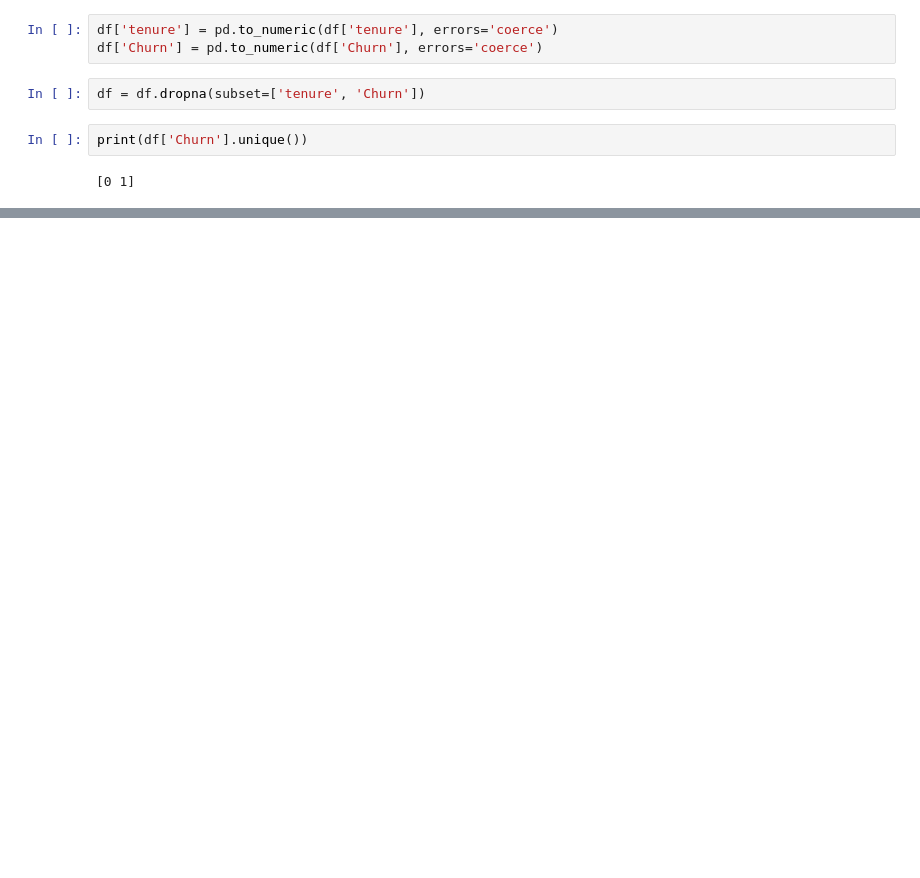
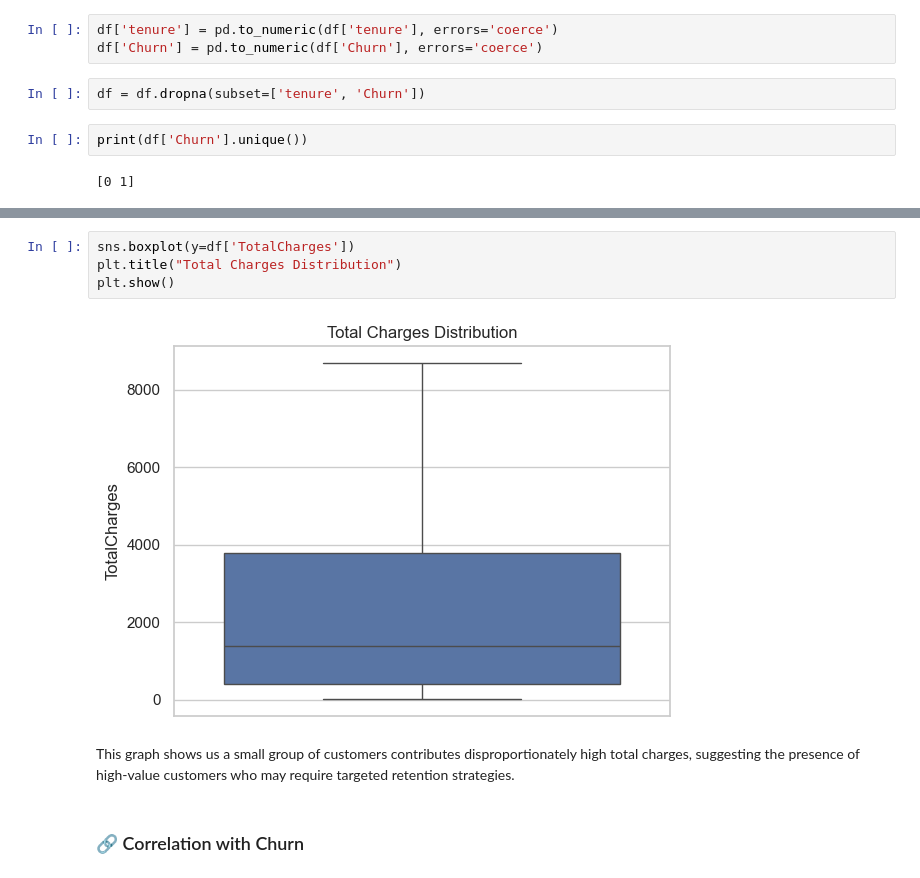
Before and after one commit to Ibsa-M/Telco-Churn-Analysis-Dataset, a Jupyter notebook: notebooks/exploratory_analysis.ipynb, the cells around one changed output, grey strips where cells are left out. Cells and saved outputs as stored; diff of their text form; blank space fills up the shorter version.

```diff
--- a/notebooks/exploratory_analysis.ipynb
+++ b/notebooks/exploratory_analysis.ipynb
@@ -91,0 +211,10 @@ print(df['Churn'].unique())
+# %%
+sns.boxplot(y=df['TotalCharges'])
+plt.title("Total Charges Distribution")
+plt.show()
+# %% [output]
+[figure, added]
+# %% [markdown]
+This graph shows us a small group of customers contributes disproportionately high total charges, suggesting the presence of high-value customers who may require targeted retention strategies.
+# %% [markdown]
+### 🔗 Correlation with Churn
```
Also changed, not shown: parts of 26 cells of this notebook, 1 other file.
